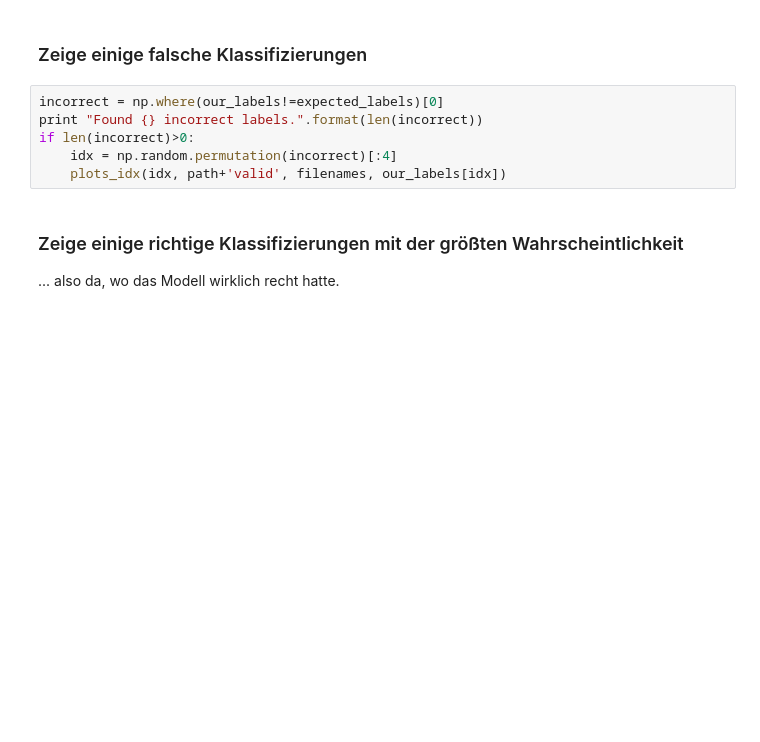
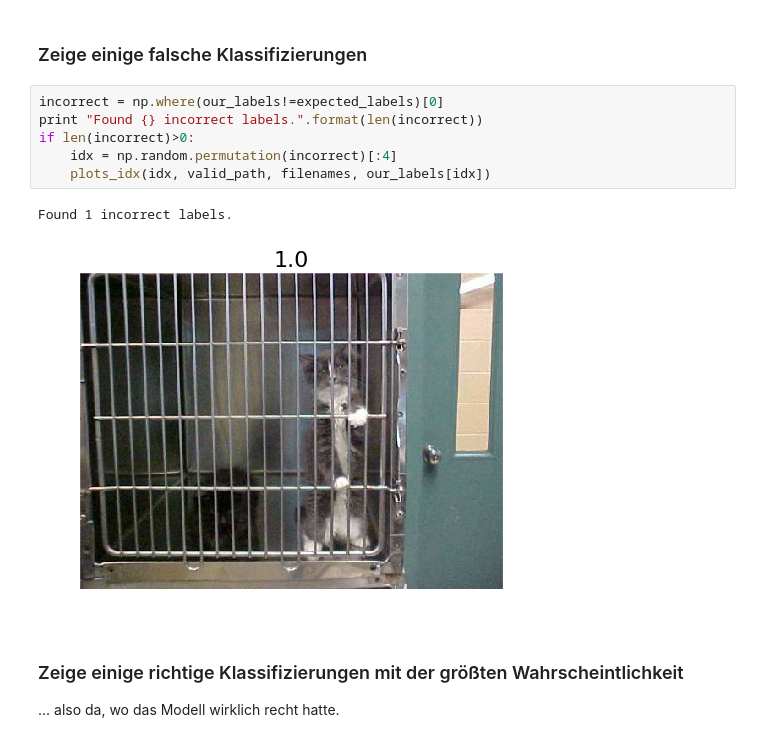
Before and after one commit to uma1966/dl-workshop, a Jupyter notebook: cats-vs-dogs.ipynb, the cells around one changed output. Drawn from its saved outputs; the diff is of its cells as text; blank space fills up the shorter version.

```diff
--- a/cats-vs-dogs.ipynb
+++ b/cats-vs-dogs.ipynb
@@ -178,9 +245,12 @@ plots_idx(idx, path+'valid', filenames, our_labels[idx])
 # %%
 incorrect = np.where(our_labels!=expected_labels)[0]
 print "Found {} incorrect labels.".format(len(incorrect))
 if len(incorrect)>0:
     idx = np.random.permutation(incorrect)[:4]
-    plots_idx(idx, path+'valid', filenames, our_labels[idx])
+    plots_idx(idx, valid_path, filenames, our_labels[idx])
+# %% [output]
+Found 1 incorrect labels.
+[figure, added]
 # %% [markdown]
 ### Zeige einige richtige Klassifizierungen mit der größten Wahrscheintlichkeit
 
```
Also changed, not shown: parts of 50 cells of this notebook.
